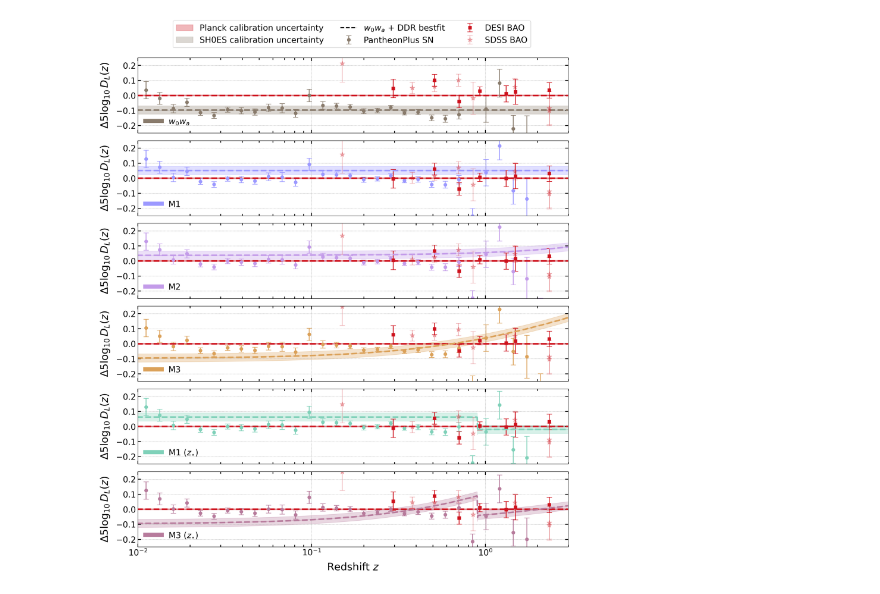
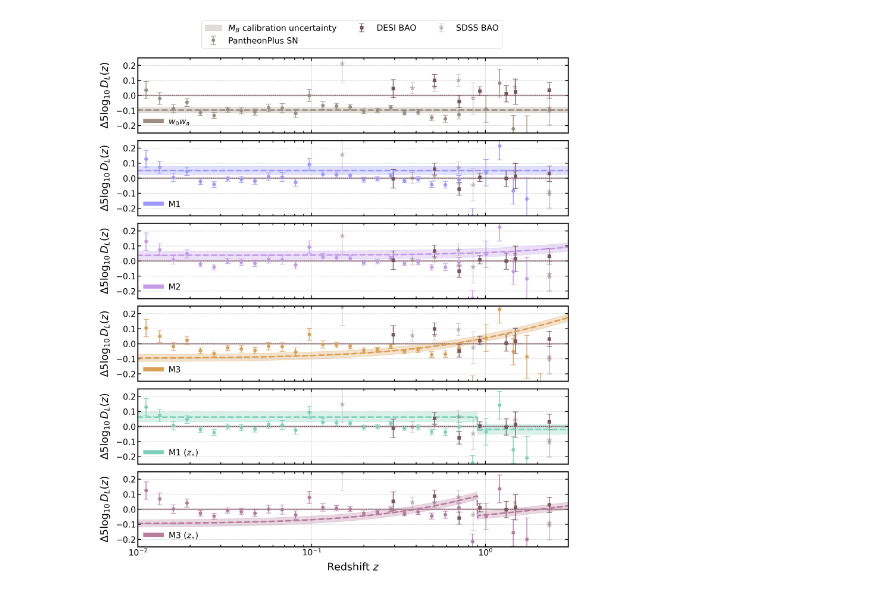
Before and after one commit to elsateixeira/class_ddr, a Jupyter notebook: DDR_FIGURES/Figure2.ipynb, the cells around one changed output. Drawn from its saved outputs; the diff is of its cells as text; code cells hidden in the pictures.

```diff
--- a/DDR_FIGURES/Figure2.ipynb
+++ b/DDR_FIGURES/Figure2.ipynb
@@ -41,6 +41,8 @@ mu_obs_SDSS=data.SDSS()
 cosmo_param_values = {
     'eta': [0., 1., 2., 3., 4., 5.],
     'a0': [0., -0.066,-0.060,-0.090,-0.071,-0.134],
+    'da0': [0.,0.014,0.021,0.023,0.017,0.028],
+    'da1': [0.,0., 0.021,0.,0.029,0.029],
     'a1': [0., 0., -0.008, 0., -0.035,-0.040],
     'w0': [-0.784, -0.820, -0.846, -1.029, -0.821, -1.155],
     'wa': [-1.20, -0.78, -0.74, -0.52, -0.72, -0.09],
@@ -51,7 +53,9 @@ cosmo_param_values = {
     'ns': [0.9656, 0.9659, 0.9659, 0.9652, 0.9663, 0.9657],
     'tau': [0.0543, 0.0547, 0.0547, 0.0543, 0.0549, 0.0546],
     'zstar': [0, 0, 0, 0, 0.9, 0.9],
-    'M': [-19.350, -19.254, -19.254, -19.283, -19.253, -19.264]  # Included M properly
+    'M': [-19.350, -19.254, -19.254, -19.283, -19.253, -19.264],
+    'dM': [0.016,0.027,0.028,0.024,0.032,0.024],
+    'drs': [0.25,0.26,0.26,0.26,0.31,0.26]
 }
 
 # Compute deltaM_SH0ES_Planck
@@ -62,7 +66,7 @@ cosmo_params = [
     {
         key: (np.exp(value) * 1e-10 if key == 'As' else (value * 100 if key == 'H0' else value))
         for key, value in zip(cosmo_param_values.keys(), values)
-        if key != 'M'  # Evita di includere 'M' nel dizionario finale
+        if key not in ['M', 'dM', 'da0', 'da1','drs']  # Exclude 'M', 'dM', 'da0', 'da1' from the final dictionary
     }
     for values in zip(*cosmo_param_values.values())
 ]
@@ -151,8 +155,8 @@ for i, params in enumerate(cosmo_params):
     delta_mu_DESI_pl[i] = mu_th_DESI_pl[i] - mu_th_DESI_pl[i]
 
     # Error bars for line given the rs error
-    delta_mu_DESI_min_pl[i] = -( 5/(147.09*np.log(10) ) )*0.26
-    delta_mu_DESI_max_pl[i] = ( 5/(147.09*np.log(10) ) )*0.26
+    delta_mu_DESI_min_pl[i] = -( 5/(147.09*np.log(10) ) )*cosmo_param_values['drs'][i]
+    delta_mu_DESI_max_pl[i] = ( 5/(147.09*np.log(10) ) )*cosmo_param_values['drs'][i]
 
     # ==================== SN Theoretical Rescal ======================================================
 
@@ -165,8 +169,9 @@ for i, params in enumerate(cosmo_params):
     delta_mu_SN_pl[i] = -(mu_th_SN_pl[i] - mu_th_DESI_pl[i])  - deltaM_SH0ES_Planck
 
     # Error bars for the line given the M error
-    delta_mu_SN_min_pl[i] = mu_th_DESI_pl[i] - mu_th_SN_pl[i] - 0.027 - deltaM_SH0ES_Planck
-    delta_mu_SN_max_pl[i] = mu_th_DESI_pl[i] - mu_th_SN_pl[i] + 0.027 - deltaM_SH0ES_Planck
+
+    delta_mu_SN_min_pl[i] = mu_th_DESI_pl[i] - mu_th_SN_pl[i] - cosmo_param_values['dM'][i] - deltaM_SH0ES_Planck
+    delta_mu_SN_max_pl[i] = mu_th_DESI_pl[i] - mu_th_SN_pl[i] + cosmo_param_values['dM'][i] - deltaM_SH0ES_Planck
 # %%
 import matplotlib.pyplot as plt
 
@@ -185,7 +190,8 @@ ff = '#7FD1B9' #green
 gg = '#DBA159' #yellow
 hh = '#B77B9C' #magenta
 ii = '#7594FA' #blue
-ddd = '#897B6C'
+ddd = '#9C8F81'
+pp = '#79535D'
 
 colors = [ddd,cc,aa,gg,ff,hh]
 labels = [r'$w_0w_a$', 'M1', 'M2', 'M3', 'M1 ($z_{\star}$)', 'M3 ($z_{\star}$)']
@@ -201,47 +207,50 @@ for i, ax in enumerate(axes):
 
     # Plot with error bars for each index
     ax.errorbar(mu_obs_SN['z'], delta_mu_SN_ddr_array[i], yerr=mu_obs_SN['error'], fmt='o', capsize=5, label='PantheonPlus SN', color=colors[i])
-    ax.errorbar(mu_obs_DESI['z'], delta_mu_DESI_array[i], yerr=mu_obs_DESI['error'], fmt='s', capsize=5, label='DESI BAO', color=rr)
-    ax.errorbar(mu_obs_SDSS['z'], delta_mu_SDSS_array[i], yerr=mu_obs_SDSS['error'], fmt='*', capsize=5, markersize=10, label='SDSS BAO', color=rr, alpha=0.3)
+    ax.errorbar(mu_obs_DESI['z'], delta_mu_DESI_array[i], yerr=mu_obs_DESI['error'], fmt='s', capsize=5, label='DESI BAO', color=pp)
+    ax.errorbar(mu_obs_SDSS['z'], delta_mu_SDSS_array[i], yerr=mu_obs_SDSS['error'], fmt='*', capsize=5, markersize=10, label='SDSS BAO', color=pp, alpha=0.3)
 
     # Plot theoretical lines
-    ax.plot(z, delta_mu_DESI_pl[i], c=rr, lw=lw, ls='--')
-    ax.fill_between(z, delta_mu_DESI_pl[i], delta_mu_DESI_max_pl[i], where=(delta_mu_DESI_max_pl[i] > delta_mu_DESI_pl[i]), color=rr, alpha=0.3,label='Planck calibration uncertainty')
-    ax.fill_between(z, delta_mu_DESI_pl[i], delta_mu_DESI_min_pl[i], where=(delta_mu_DESI_min_pl[i] < delta_mu_DESI_pl[i]), color=rr, alpha=0.3)
+    ax.plot(z, delta_mu_DESI_pl[i], c=pp, lw=lw/2, ls=':')
+    ax.fill_between(z, delta_mu_DESI_pl[i], delta_mu_DESI_max_pl[i], where=(delta_mu_DESI_max_pl[i] > delta_mu_DESI_pl[i]), color=pp, alpha=0.3)
+                    #,label=r'$r_s$ calibration uncertainty')
+    ax.fill_between(z, delta_mu_DESI_pl[i], delta_mu_DESI_min_pl[i], where=(delta_mu_DESI_min_pl[i] < delta_mu_DESI_pl[i]), color=pp, alpha=0.3)
 
     ax.plot(z, delta_mu_SN_pl[i], c=colors[i], lw=lw, ls='--')
-    ax.fill_between(z, delta_mu_SN_pl[i], delta_mu_SN_max_pl[i], where=(delta_mu_SN_max_pl[i] > delta_mu_SN_pl[i]), color=colors[i], alpha=0.3,label='SH0ES calibration uncertainty')
+    ax.fill_between(z, delta_mu_SN_pl[i], delta_mu_SN_max_pl[i], where=(delta_mu_SN_max_pl[i] > delta_mu_SN_pl[i]), color=colors[i], alpha=0.3,label=r'$M_B$ calibration uncertainty')
+    #,label='SH0ES calibration uncertainty')
     ax.fill_between(z, delta_mu_SN_pl[i], delta_mu_SN_min_pl[i], where=(delta_mu_SN_min_pl[i] < delta_mu_SN_pl[i]), color=colors[i], alpha=0.3)
 
     # Add label
-    ax.plot(z + 5, 100 * delta_mu_SN_pl[i], c='k', lw=2, ls='--', label=r'$w_0w_a$ + DDR bestfit')
+    ax.plot(z + 5, 100 * delta_mu_SN_pl[i], c='k', lw=2, ls='--')
+    #, label=r'$w_0w_a$ + DDR bestfit')
 
     ax.tick_params(axis='both', which='both', labelsize=16)
     ax.xaxis.set_tick_params(which='major', size=6, width=1.5, direction='in', top=True)
     ax.xaxis.set_tick_params(which='minor', size=4, width=1.5, direction='in', top=True)
     ax.yaxis.set_tick_params(which='major', size=6, width=1.5, direction='in', right=True)
     ax.yaxis.set_tick_params(which='minor', size=4, width=1.5, direction='in', right=True)
 
     ax.set_xlim(0.01, 3)
     ax.set_ylim(-0.25, 0.25)  # Y-axis limit updated
     ax.set_yticks([-0.2, -0.1, 0, 0.1, 0.2])  # Set specific ticks at -0.2, -0.1, 0, 0.1, 0.2 (to evaluate)
 
     # Set individual model labels
     handle = ax.plot([], [], color=colors[i], lw=8, label=labels[i])[0]
     ax.legend([handle], [labels[i]], loc='lower left', fontsize=16, frameon=False)
 
 # Set x-label only for the last subplot
 axes[-1].set_xlabel(r'Redshift $z$', size=20, labelpad=10)
 
 plt.rcParams['font.size'] = 14
 plt.rcParams['axes.linewidth'] = 2
 handles, labels = axes[0].get_legend_handles_labels()
-new_handles = [handles[0],handles[1],handles[2],handles[4],handles[5],handles[6]]
-new_labels = [labels[0],labels[1],labels[2],labels[4],labels[5],labels[6]]
+new_handles = [handles[0],handles[2],handles[3],handles[4]]
+new_labels = [labels[0],labels[2],labels[3],labels[4]]
 fig.legend(new_handles, new_labels, loc='upper center', ncol=3, fontsize=16, frameon=True,bbox_to_anchor=(0.038, 0.96, 1, 0.05))
 fig.tight_layout(rect=[0, 0, 1, 0.95])  # Leaves space for the legend
 fig.subplots_adjust(hspace=0.1)  # Increased hspace for more spacing between subplots
 plt.savefig('sn_bao_w0wa_panels.pdf', transparent=True, bbox_inches='tight', pad_inches=0.1)
 plt.show()
 # %% [output]
-[figure, old version]
+[figure, new version]
```
Also changed, not shown: 7 other files.
